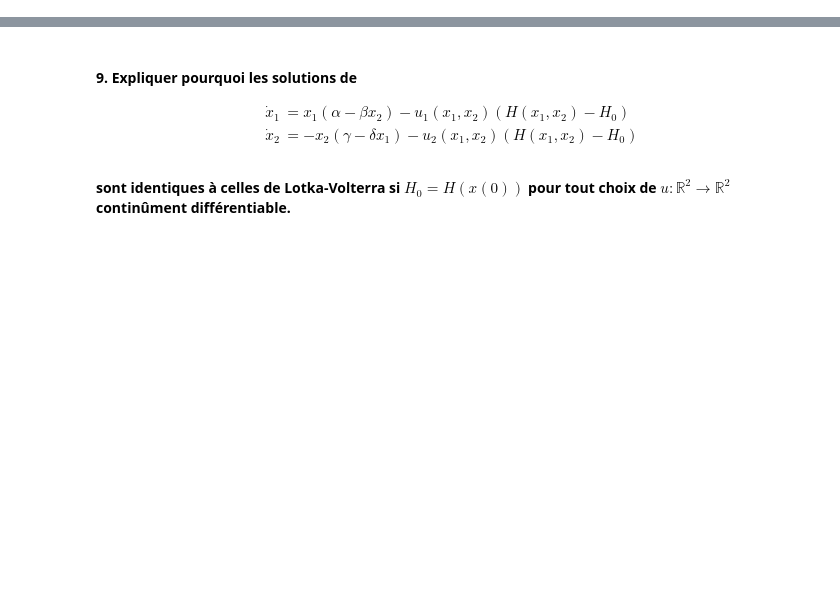
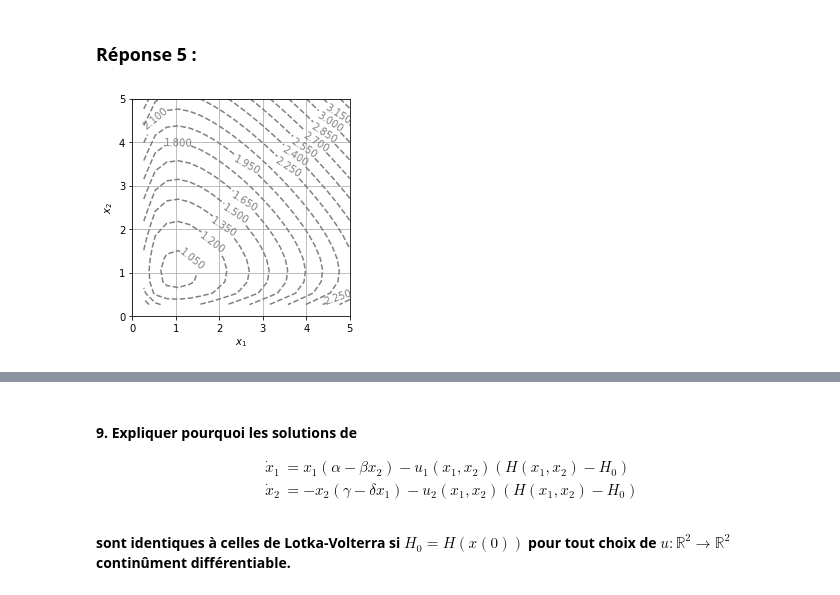
Before and after one commit to pguillot07/Devoir-Maths-Info-Equations-Differentielles, a Jupyter notebook: Rendu_equations_differentielles.ipynb, the cells around one changed output, grey strips where cells are left out. Drawn from its saved outputs; the diff is of its cells as text; code cells hidden in the pictures; blank space fills up the shorter version.

```diff
--- a/Rendu_equations_differentielles.ipynb
+++ b/Rendu_equations_differentielles.ipynb
@@ -40,0 +169,22 @@ $\text{def  solve_euler_implicit }(f, x_0, dt, t_0, t_f, intermax = 100): \\
+# %% [markdown]
+### Réponse 5 :
+# %%
+def display_contour(f, x, y, levels):
+    X, Y = np.meshgrid(x, y)
+    Z = f(X, Y)
+    fig, ax = plt.subplots()
+    contour_set = plt.contour(
+        X, Y, Z, colors="grey", linestyles="dashed",
+        levels=levels
+    )
+    ax.clabel(contour_set)
+    plt.grid(True)
+    plt.xlabel("$x_1$")
+    plt.ylabel("$x_2$")
+    plt.gca().set_aspect("equal")
+    plt.show();
+
+
+display_contour(H, x1, x2, 15)
+# %% [output]
+[figure, added]
```
Also changed, not shown: parts of 43 cells of this notebook.
